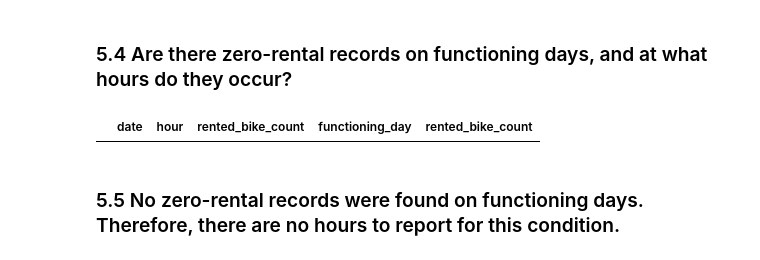
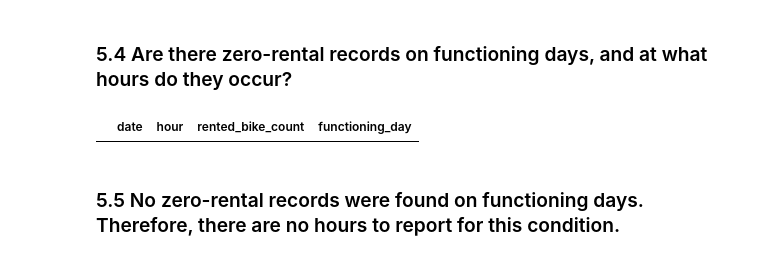
Before and after one commit to BorysZhyhalo/goit-rdb-hw-03, a Jupyter notebook: hw_3_data__loading_sql_dql.ipynb, the cells around one changed output. Drawn from its saved outputs; the diff is of its cells as text; code cells hidden in the pictures.

```diff
--- a/hw_3_data__loading_sql_dql.ipynb
+++ b/hw_3_data__loading_sql_dql.ipynb
@@ -650,18 +650,18 @@ Non-holiday periods have higher bike demand than holidays. The average hourly re
 # %%
 pd.read_sql("""
   SELECT
     date,
     hour,
     rented_bike_count,
-    functioning_day,
+    functioning_day
   FROM
     hw3_bike_clean
   WHERE
       functioning_day = True AND rented_bike_count = 0
 
 """, engine)
 # %% [output]
-|  | date | hour | rented_bike_count | functioning_day | rented_bike_count |
+|  | date | hour | rented_bike_count | functioning_day |
 # %% [markdown]
 ### 5.5 No zero-rental records were found on functioning days. Therefore, there are no hours to report for this condition.
 # %%
```
